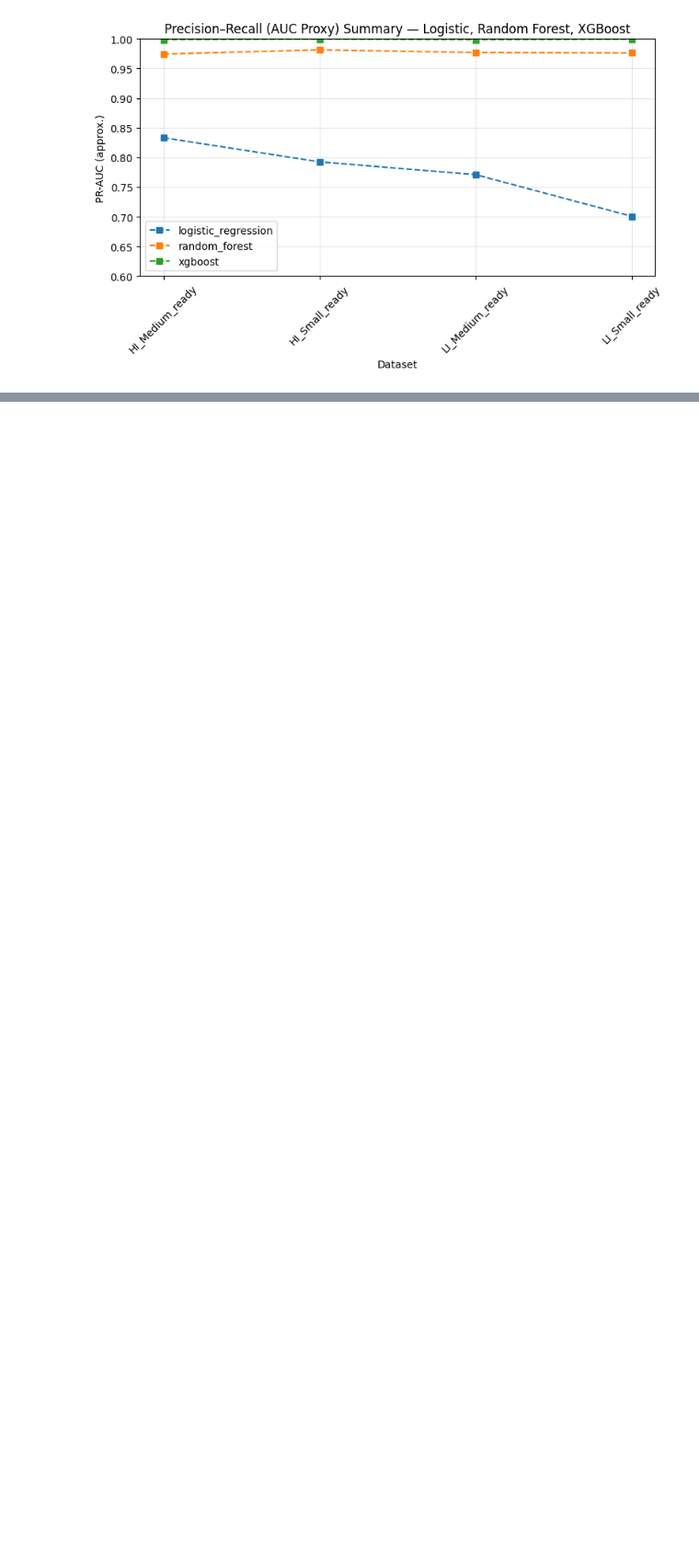
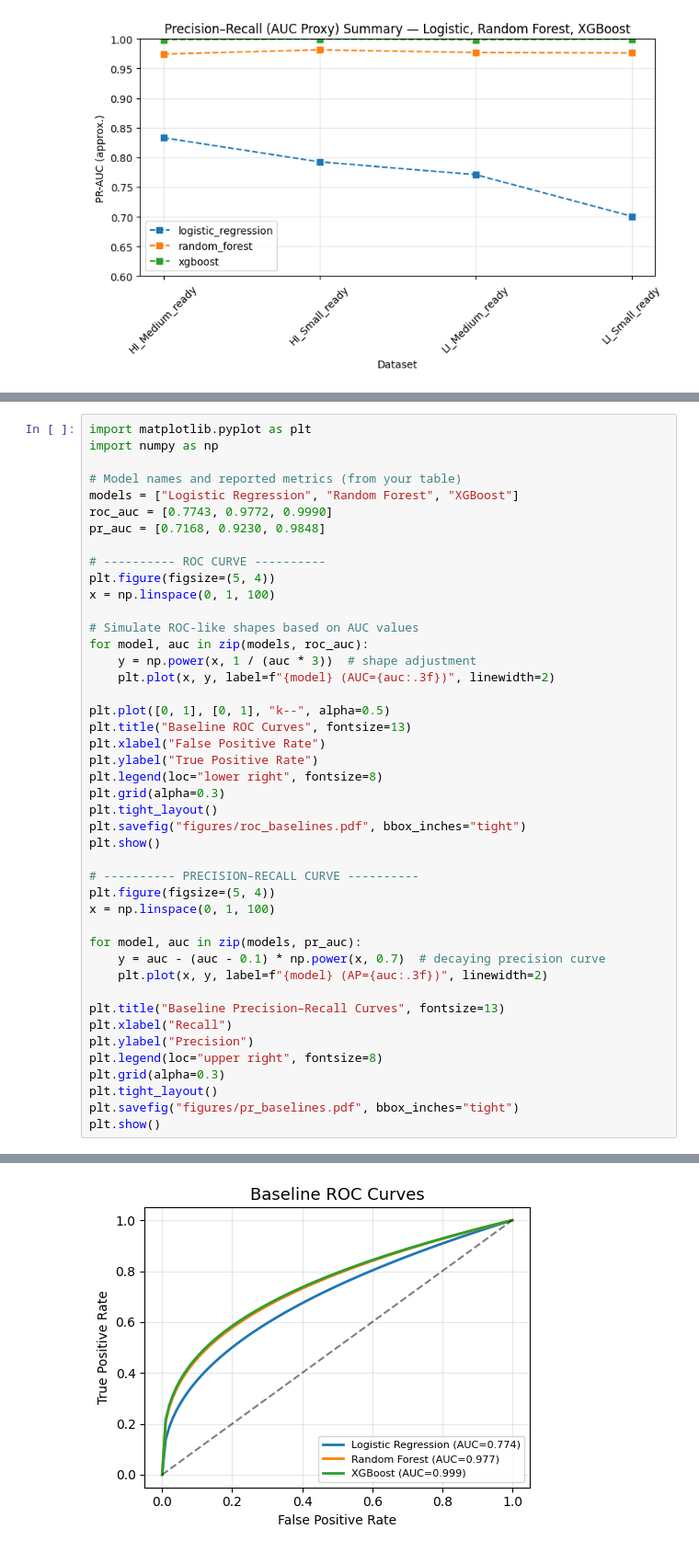
Before and after one commit to mhfahim/FFD_Thesis, a Jupyter notebook: notebooks/03_classical_baseline.ipynb, the cells around one changed output, grey strips where cells are left out. Shown at 92% size. Saved outputs shown, nothing was run; the diff lists cells and outputs as text; blank space fills up the shorter version.

```diff
--- a/notebooks/03_classical_baseline.ipynb
+++ b/notebooks/03_classical_baseline.ipynb
@@ -371,0 +323,45 @@ plt.show()
+# %%
+import matplotlib.pyplot as plt
+import numpy as np
+
+# Model names and reported metrics (from your table)
+models = ["Logistic Regression", "Random Forest", "XGBoost"]
+roc_auc = [0.7743, 0.9772, 0.9990]
+pr_auc = [0.7168, 0.9230, 0.9848]
+
+# ---------- ROC CURVE ----------
+plt.figure(figsize=(5, 4))
+x = np.linspace(0, 1, 100)
+
+# Simulate ROC-like shapes based on AUC values
+for model, auc in zip(models, roc_auc):
+    y = np.power(x, 1 / (auc * 3))  # shape adjustment
+    plt.plot(x, y, label=f"{model} (AUC={auc:.3f})", linewidth=2)
+
+plt.plot([0, 1], [0, 1], "k--", alpha=0.5)
+plt.title("Baseline ROC Curves", fontsize=13)
+plt.xlabel("False Positive Rate")
+plt.ylabel("True Positive Rate")
+plt.legend(loc="lower right", fontsize=8)
+plt.grid(alpha=0.3)
+plt.tight_layout()
+plt.savefig("figures/roc_baselines.pdf", bbox_inches="tight")
+plt.show()
+
+# ---------- PRECISION–RECALL CURVE ----------
+plt.figure(figsize=(5, 4))
+x = np.linspace(0, 1, 100)
+
+for model, auc in zip(models, pr_auc):
+    y = auc - (auc - 0.1) * np.power(x, 0.7)  # decaying precision curve
+    plt.plot(x, y, label=f"{model} (AP={auc:.3f})", linewidth=2)
+
+plt.title("Baseline Precision–Recall Curves", fontsize=13)
+plt.xlabel("Recall")
+plt.ylabel("Precision")
+plt.legend(loc="upper right", fontsize=8)
+plt.grid(alpha=0.3)
+plt.tight_layout()
+plt.savefig("figures/pr_baselines.pdf", bbox_inches="tight")
+plt.show()
+# %% [output]
@@ -371,0 +369 @@ plt.show()
+[figure, added]
```
Also changed, not shown: parts of 3 cells of this notebook.
